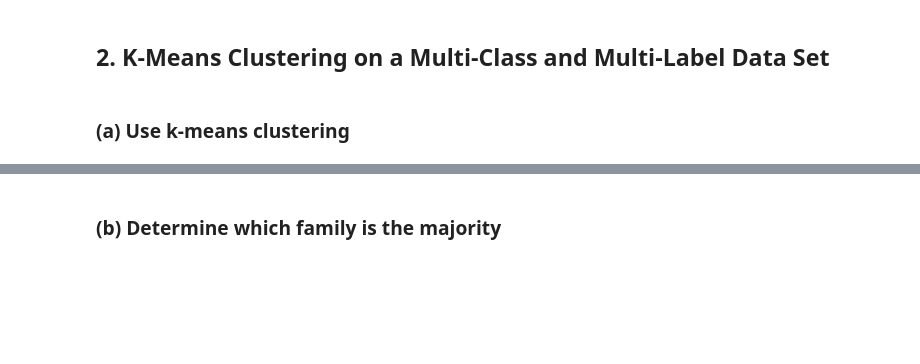
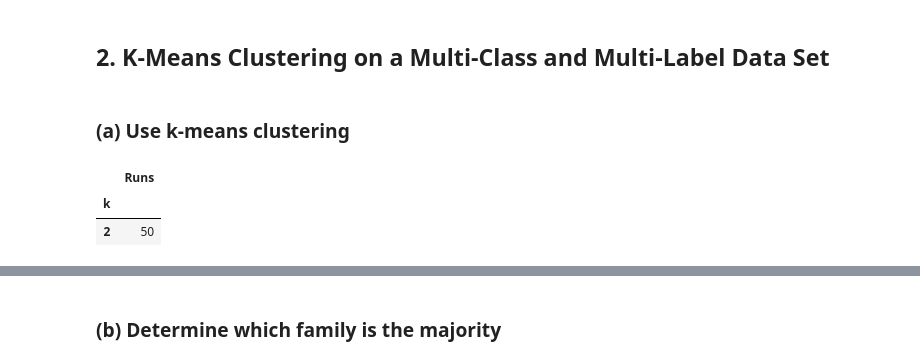
Before and after one commit to Ryan6546ea/DSCI552-HW7, a Jupyter notebook: notebook/Chen_Sian_HW7.ipynb, the cells around one changed output, grey strips where cells are left out. Saved outputs shown, nothing was run; the diff lists cells and outputs as text; code cells hidden in the pictures; blank space fills up the shorter version.

```diff
--- a/notebook/Chen_Sian_HW7.ipynb
+++ b/notebook/Chen_Sian_HW7.ipynb
@@ -26,3 +168,30 @@ Import packages
 ## 2. K-Means Clustering on a Multi-Class and Multi-Label Data Set
 # %% [markdown]
 ### (a) Use k-means clustering
+# %%
+X_all = data[X_train.columns].to_numpy()
+cluster_runs = []
+
+for seed in range(50):
+    best_score = -float("inf")
+
+    for k in range(2, 51):
+        model = KMeans(
+            n_clusters=k, n_init=1, random_state=seed
+        ).fit(X_all)
+        score = calinski_harabasz_score(X_all, model.labels_)
+
+        if score > best_score:
+            best_score = score
+            best_k = k
+            best_labels = model.labels_
+
+    cluster_runs.append((best_k, best_labels))
+
+pd.Series(
+    [k for k, _ in cluster_runs], name="k"
+).value_counts().sort_index().to_frame("Runs")
+# %% [output]
+|  | Runs |
+| k |  |
+| 2 | 50 |
```
Also changed, not shown: parts of 18 cells of this notebook, 1 other file.
